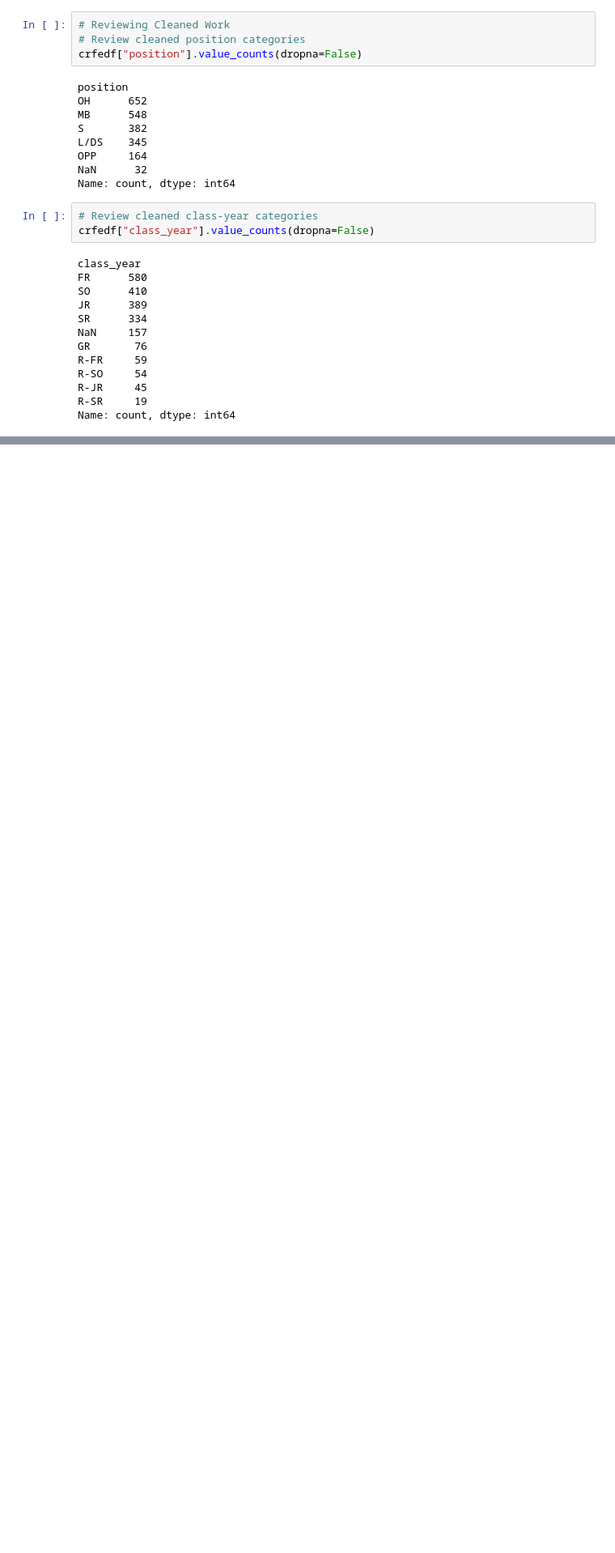
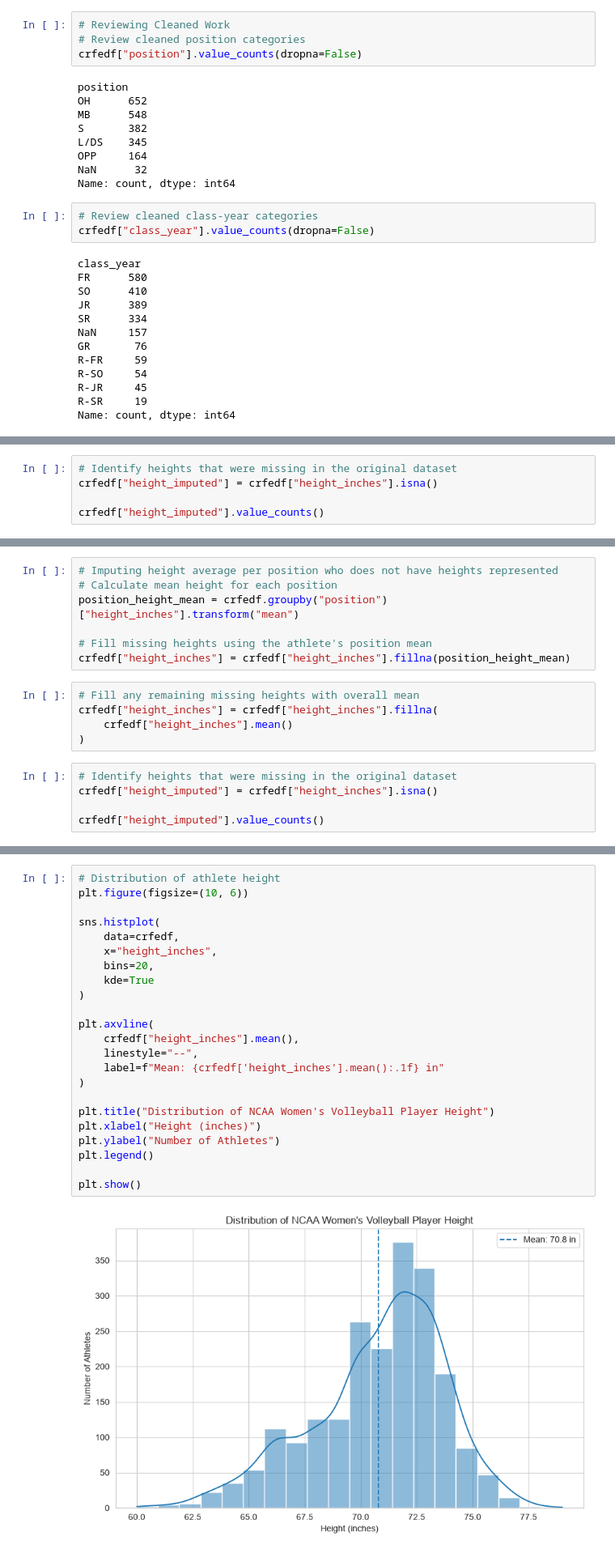
Before and after one commit to karlidean/capstone-project-NCAA-Volleyball, a Jupyter notebook: notebooks/eda.ipynb, the cells around one changed output, grey strips where cells are left out. Shown at 81% size. Saved outputs shown, nothing was run; the diff lists cells and outputs as text; blank space fills up the shorter version.

```diff
--- a/notebooks/eda.ipynb
+++ b/notebooks/eda.ipynb
@@ -303,0 +344,5 @@ Name: count, dtype: int64
+# %%
+# Identify heights that were missing in the original dataset
+crfedf["height_imputed"] = crfedf["height_inches"].isna()
+
+crfedf["height_imputed"].value_counts()
@@ -303,0 +354,17 @@ Name: count, dtype: int64
+# %%
+# Imputing height average per position who does not have heights represented
+# Calculate mean height for each position
+position_height_mean = crfedf.groupby("position")["height_inches"].transform("mean")
+
+# Fill missing heights using the athlete's position mean
+crfedf["height_inches"] = crfedf["height_inches"].fillna(position_height_mean)
+# %%
+# Fill any remaining missing heights with overall mean
+crfedf["height_inches"] = crfedf["height_inches"].fillna(
+    crfedf["height_inches"].mean()
+)
+# %%
+# Identify heights that were missing in the original dataset
+crfedf["height_imputed"] = crfedf["height_inches"].isna()
+
+crfedf["height_imputed"].value_counts()
@@ -303,0 +431,25 @@ Name: count, dtype: int64
+# %%
+# Distribution of athlete height
+plt.figure(figsize=(10, 6))
+
+sns.histplot(
+    data=crfedf,
+    x="height_inches",
+    bins=20,
+    kde=True
+)
+
+plt.axvline(
+    crfedf["height_inches"].mean(),
+    linestyle="--",
+    label=f"Mean: {crfedf['height_inches'].mean():.1f} in"
+)
+
+plt.title("Distribution of NCAA Women's Volleyball Player Height")
+plt.xlabel("Height (inches)")
+plt.ylabel("Number of Athletes")
+plt.legend()
+
+plt.show()
+# %% [output]
+[figure, added]
```
Also changed, not shown: parts of 12 cells of this notebook.
